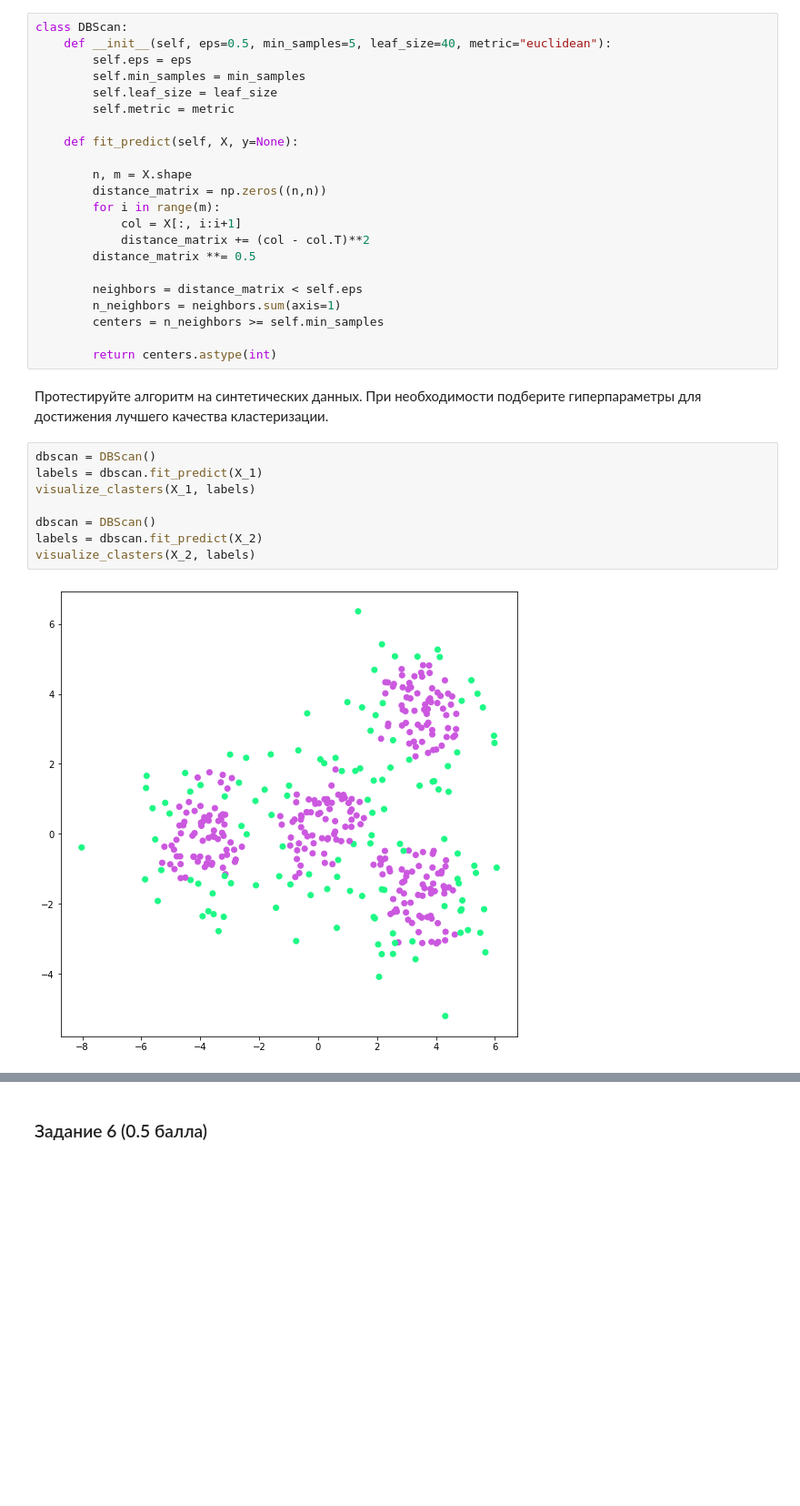
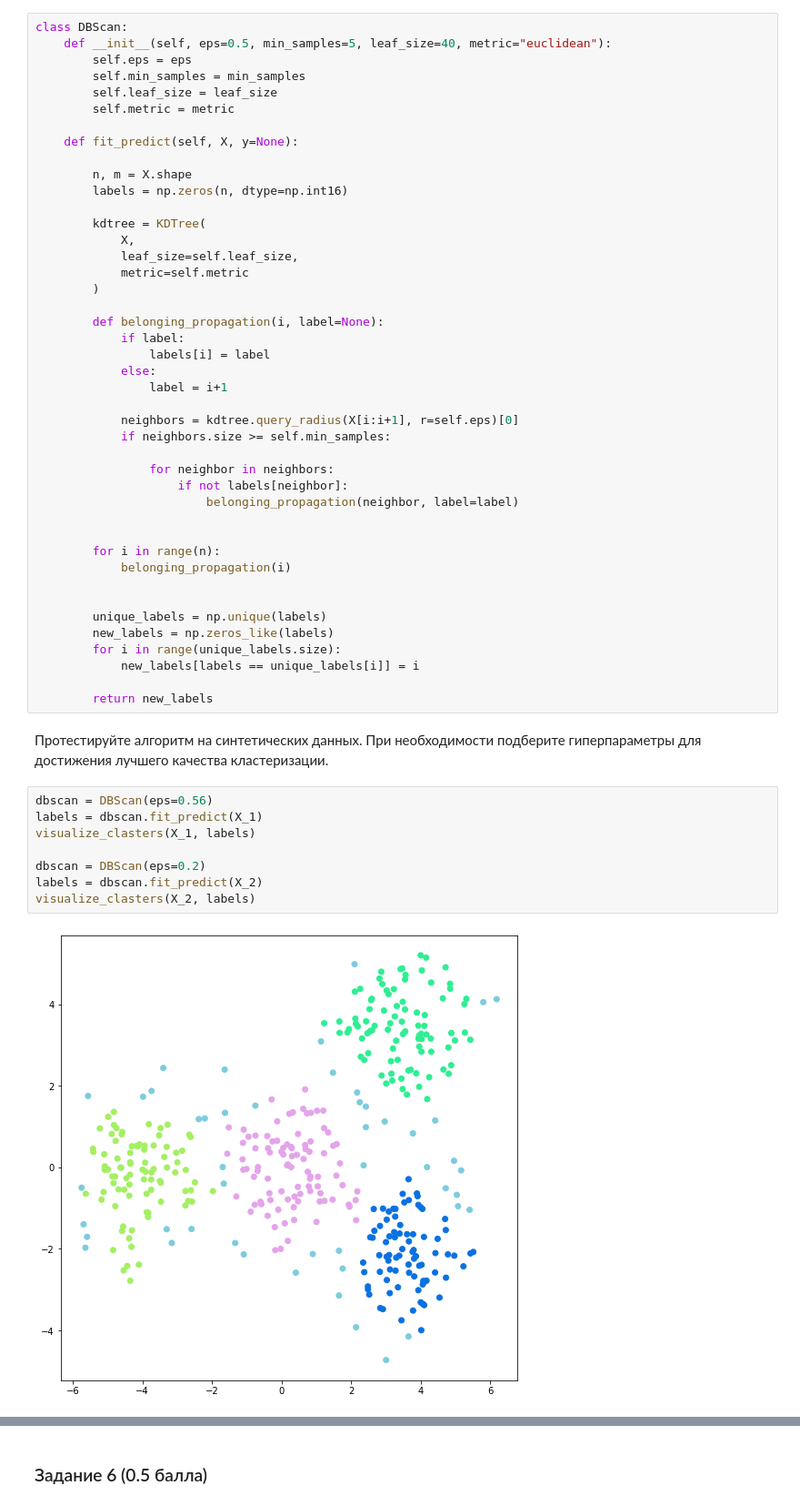
Before and after one commit to khamitovdr/ML_BioinformaticsInstitute, a Jupyter notebook: HW_2/HW_2_kNN_Clustering.ipynb, the cells around one changed output, grey strips where cells are left out. Shown at 91% size. Cells and saved outputs as stored; diff of their text form; blank space fills up the shorter version.

```diff
--- a/HW_2/HW_2_kNN_Clustering.ipynb
+++ b/HW_2/HW_2_kNN_Clustering.ipynb
@@ -517,26 +517,47 @@ class DBScan:
     def fit_predict(self, X, y=None):
 
         n, m = X.shape
-        distance_matrix = np.zeros((n,n))
-        for i in range(m):
-            col = X[:, i:i+1]
-            distance_matrix += (col - col.T)**2
-        distance_matrix **= 0.5
+        labels = np.zeros(n, dtype=np.int16)
 
-        neighbors = distance_matrix < self.eps
-        n_neighbors = neighbors.sum(axis=1)
-        centers = n_neighbors >= self.min_samples
+        kdtree = KDTree(
+            X,
+            leaf_size=self.leaf_size,
+            metric=self.metric
+        )
 
-        return centers.astype(int)
+        def belonging_propagation(i, label=None):
+            if label:
+                labels[i] = label
+            else:
+                label = i+1
+
+            neighbors = kdtree.query_radius(X[i:i+1], r=self.eps)[0]
+            if neighbors.size >= self.min_samples:
+
+                for neighbor in neighbors:
+                    if not labels[neighbor]:
+                        belonging_propagation(neighbor, label=label)
+
+
+        for i in range(n):
+            belonging_propagation(i)
+
+
+        unique_labels = np.unique(labels)
+        new_labels = np.zeros_like(labels)
+        for i in range(unique_labels.size):
+            new_labels[labels == unique_labels[i]] = i
+
+        return new_labels
 # %% [markdown]
 Протестируйте алгоритм на синтетических данных. При необходимости подберите гиперпараметры для достижения лучшего качества кластеризации.
 # %%
-dbscan = DBScan()
+dbscan = DBScan(eps=0.56)
 labels = dbscan.fit_predict(X_1)
 visualize_clasters(X_1, labels)
 
-dbscan = DBScan()
+dbscan = DBScan(eps=0.2)
 labels = dbscan.fit_predict(X_2)
 visualize_clasters(X_2, labels)
 # %% [output]
-[figure, old version]
+[figure, new version]
```
Also changed, not shown: parts of 12 cells of this notebook.
